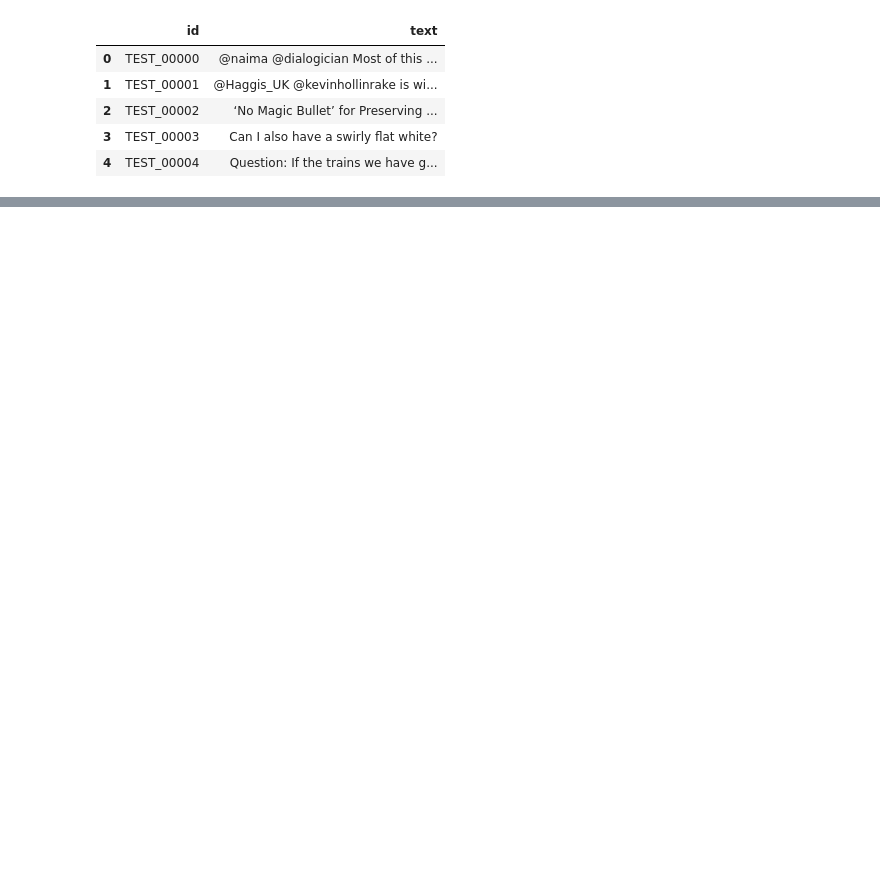
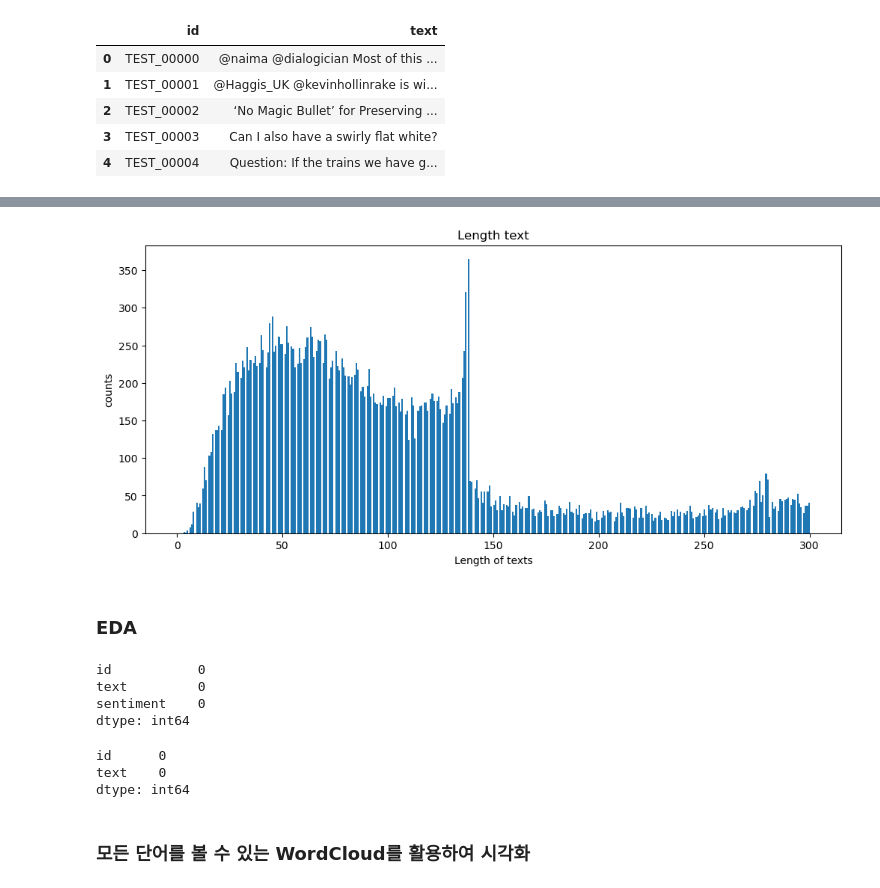
Before and after one commit to Daehyun-Bigbread/Bigbread-Data-Science, a Jupyter notebook: Projects/yongin ai hackton/yongin ai.ipynb, the cells around one changed output, grey strips where cells are left out. Drawn from its saved outputs; the diff is of its cells as text; code cells hidden in the pictures; blank space fills up the shorter version.

```diff
--- a/Projects/yongin ai hackton/yongin ai.ipynb
+++ b/Projects/yongin ai hackton/yongin ai.ipynb
@@ -35,0 +75,36 @@ test.head()
+# %%
+def getLength(string):
+    if str(type(string)) == "<class 'str'>":
+        return len(string)
+    else:
+        return 0
+# %%
+text_length = train_data['text'].apply(lambda x: getLength(x))
+# %%
+plt.figure(figsize=(12,5))
+
+plt.title('Length text')
+plt.ylabel('counts')
+plt.xlabel('Length of texts')
+
+hist = plt.hist(text_length, bins=400, range=[0,300])
+# %% [output]
+[figure, added]
+# %% [markdown]
+### EDA
+# %%
+#1. 데이터의 결측치 확인
+train_data.isnull().sum()
+# %% [output]
+id           0
+text         0
+sentiment    0
+dtype: int64
+# %%
+test_data.isnull().sum()
+# %% [output]
+id      0
+text    0
+dtype: int64
+# %% [markdown]
+### 모든 단어를 볼 수 있는 WordCloud를 활용하여 시각화
```
Also changed, not shown: parts of 22 cells of this notebook, 11 other files.
